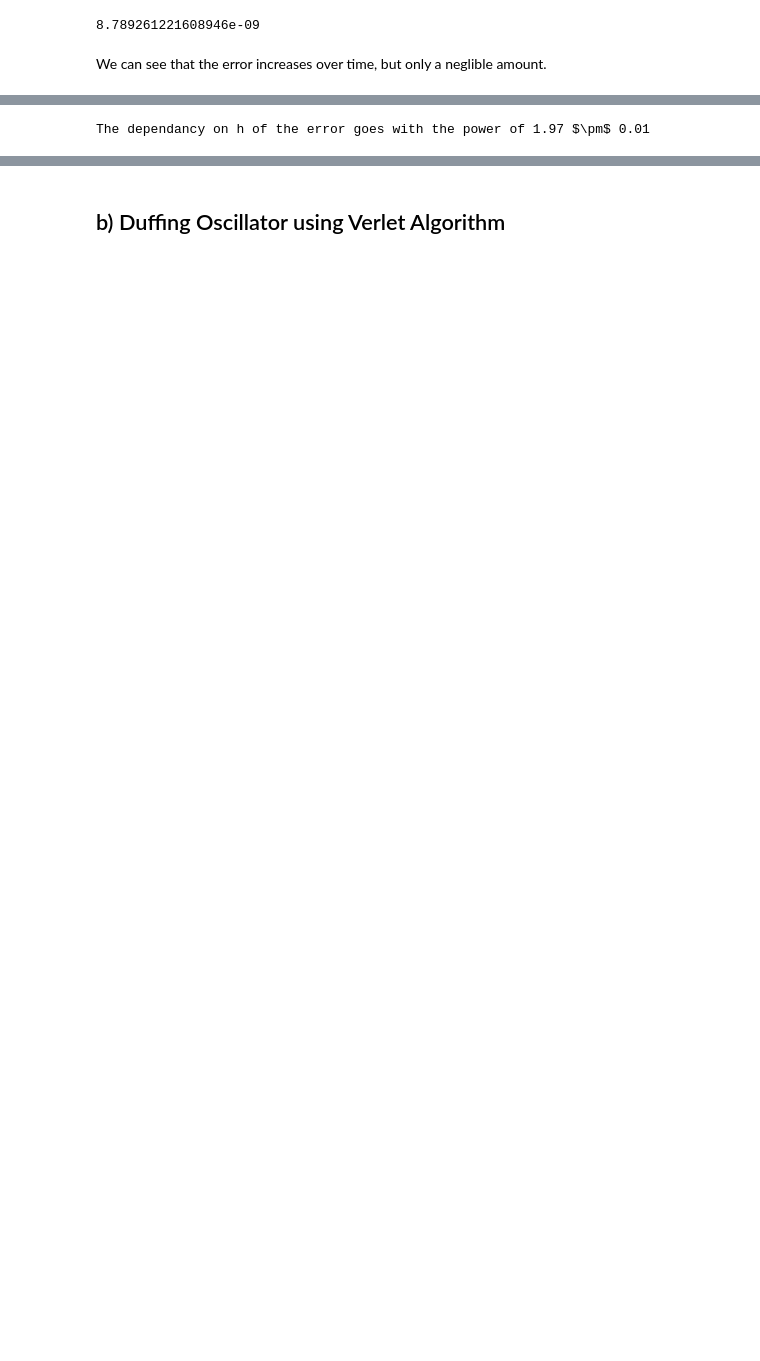
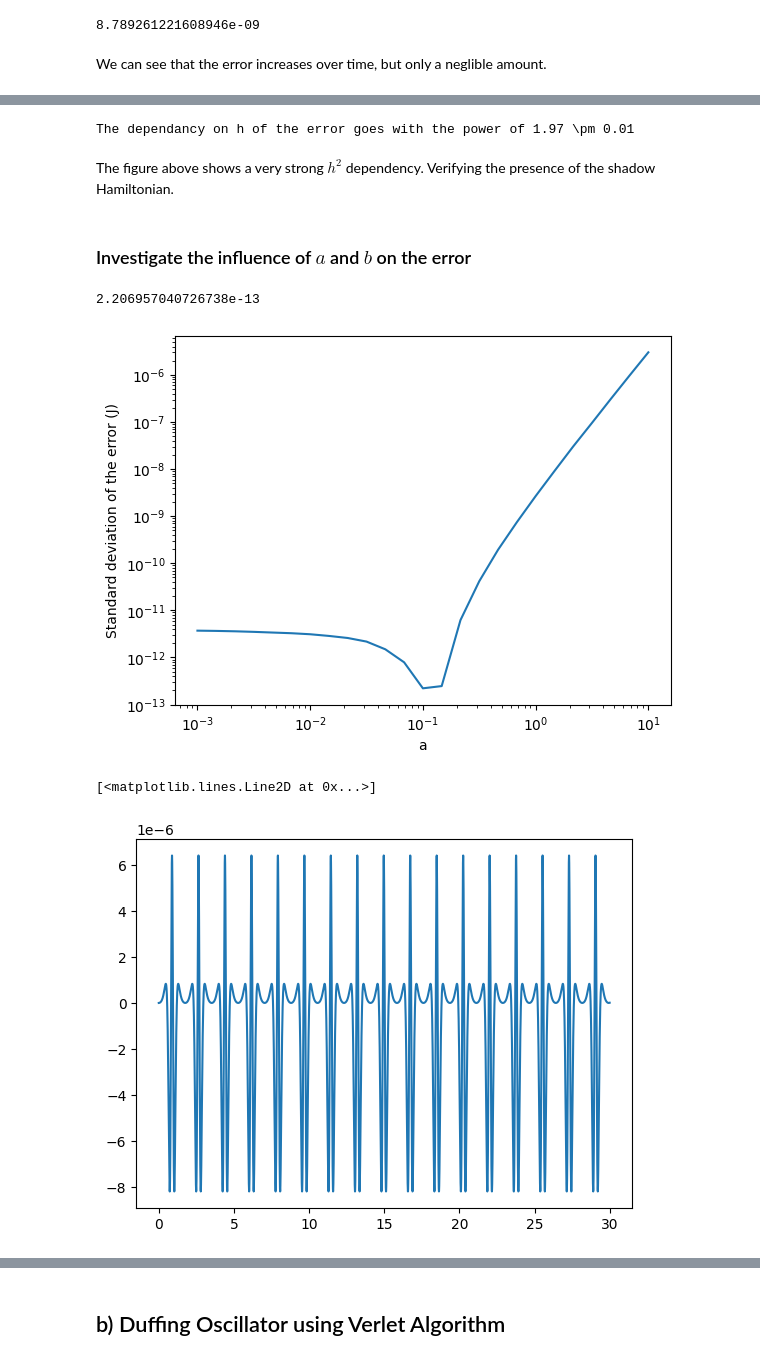
Before and after one commit to Danielle-06/Duffing-oscillator, a Jupyter notebook: Main analysis.ipynb, the cells around one changed output, grey strips where cells are left out. Cells and saved outputs as stored; diff of their text form; code cells hidden in the pictures; blank space fills up the shorter version.

```diff
--- a/Main analysis.ipynb
+++ b/Main analysis.ipynb
@@ -180,9 +172,54 @@ KeyboardInterrupt:
 # %%
+# Define a function to preform a lineair fit
 def lin_fit(x,a,b):
     return a*x+b
 
 val,cov = curve_fit(lin_fit,np.log(h),np.log(error_std))
 u = np.sqrt(cov[0,0])
-print("The dependancy on h of the error goes with the power of %.2f $\pm$ %.2f"%(val[0],u))
+print("The dependancy on h of the error goes with the power of %.2f \pm %.2f"%(val[0],u))
 # %% [output]
-The dependancy on h of the error goes with the power of 1.97 $\pm$ 0.01
+The dependancy on h of the error goes with the power of 1.97 \pm 0.01
+# %% [markdown]
+The figure above shows a very strong $h^2$ dependency. Verifying the presence of the shadow Hamiltonian.
+# %% [markdown]
+### Investigate the influence of $a$ and $b$ on the error
+# %%
+#Define some necessary constants and arrays
+n_par = 25
+h = 1e-4
+b=0.25
+a_array = np.logspace(-3,1,n_par) # Create the different values for a
+error_std = np.zeros(n_par)
+t = np.arange(0,30,h)
+N = len(t)
+
+#Solving Verlet for aal values of a defined
+for i in range(n_par):
+    x = np.zeros(N)
+    v = np.zeros(N)
+    x[0], v[0] = 0.5,0
+    a = a_array[i]
+    for j in range(1, N):  #Solve for x and v using Verlet algorithm
+        x[j], v[j] = Verlet(x[j - 1], v[j - 1], t[j - 1],h)
+    # Calculating The total energy
+    T = 0.5*v**2        # Kinetic energy (J)
+    V = -a*x**2+b*x**4  # Potential energy (J) from integrating -F(x,t)
+    H = T+V             # Hamiltonian
+
+    # Examining the standard deviation of the error.
+    H0 = H[0]
+    error = H-H0
+    error_std[i] = np.std(error)
+
+# Some plotting code
+plt.plot(a_array,error_std)
+plt.yscale("log"),plt.xscale("log")
+plt.ylabel("Standard deviation of the error (J)")
+plt.xlabel("a")
+plt.savefig("std error vs a.png")
+plt.show()
+# %% [output]
+2.206957040726738e-13
+[figure, added]
+[<matplotlib.lines.Line2D at 0x...>]
+[figure, added]
```
Also changed, not shown: parts of 13 cells of this notebook, 1 other file.
